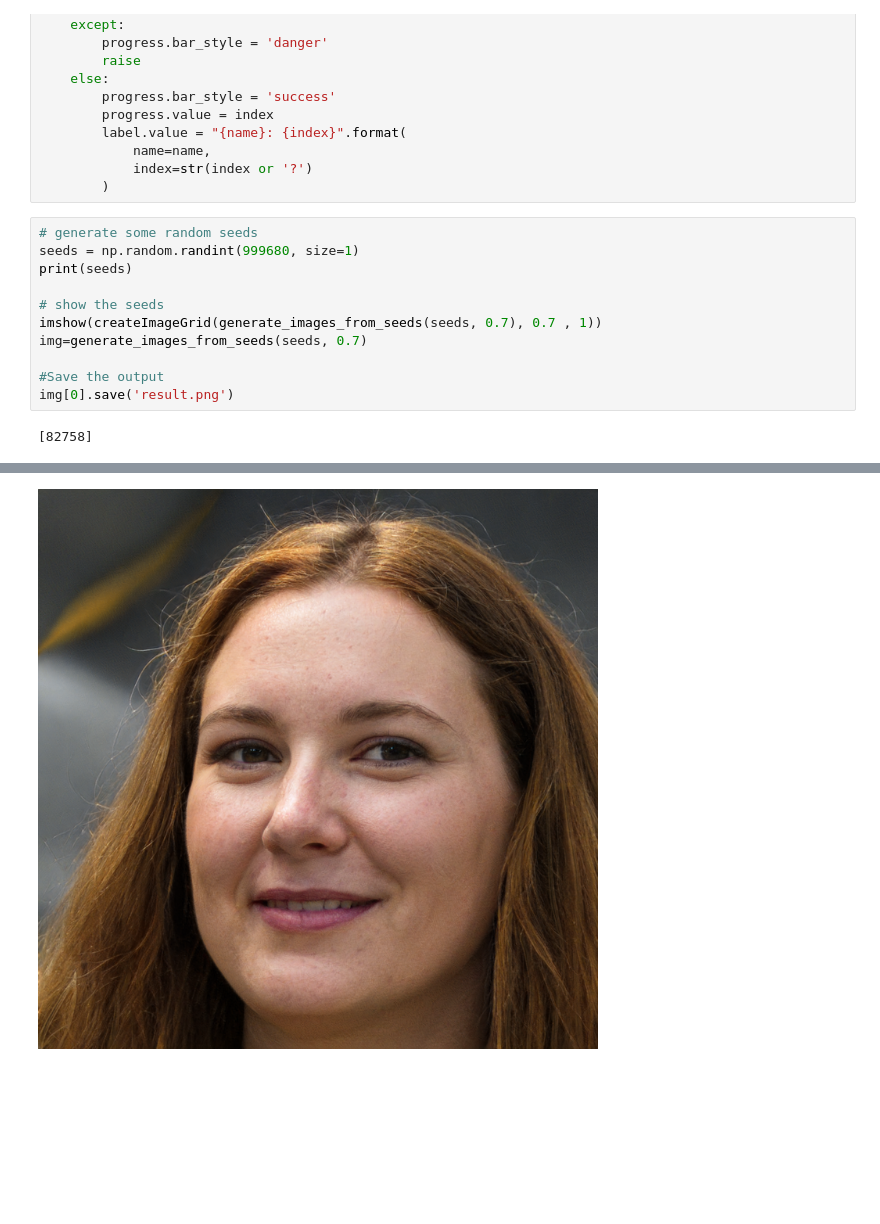
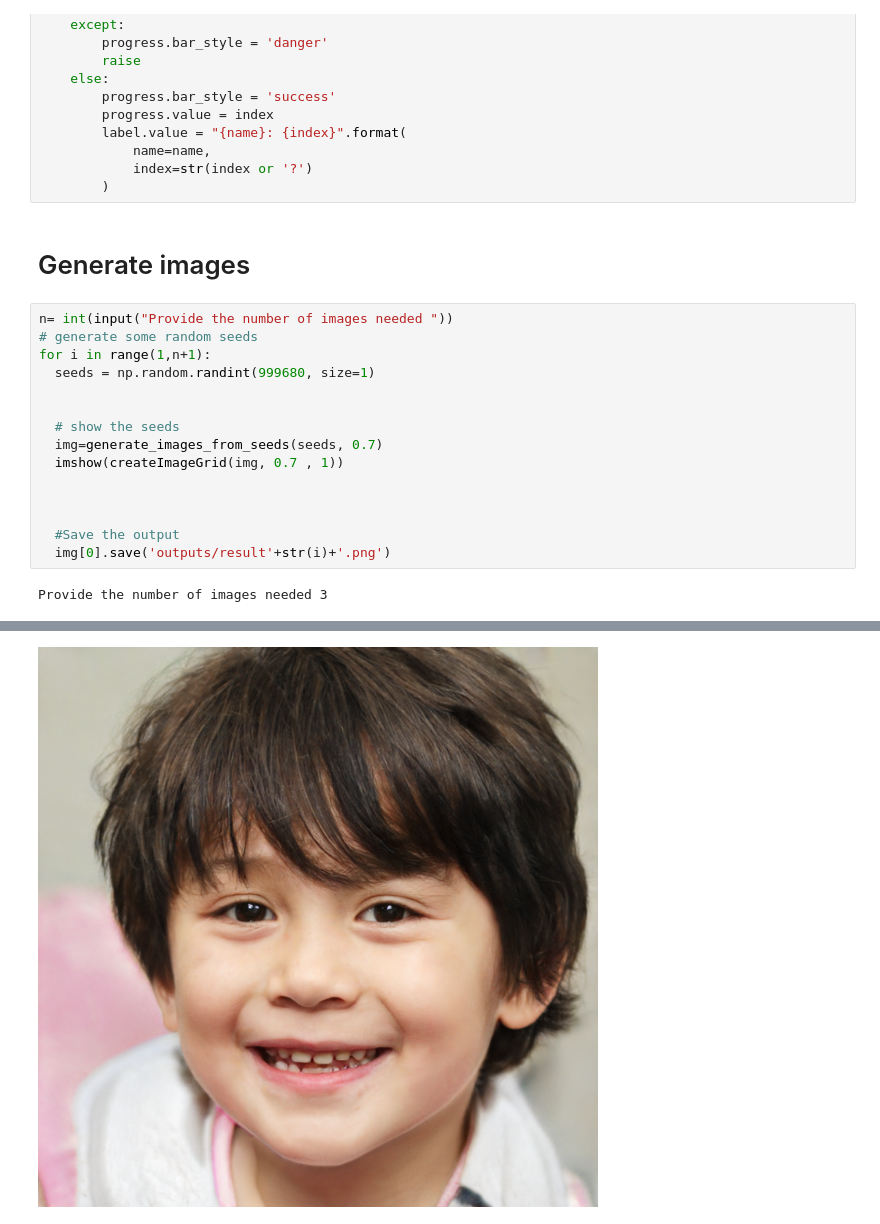
Before and after one commit to konradbachusz-zz/Tensorflow-2020-Hackathon, a Jupyter notebook: StyleGAN2_Images.ipynb, the cells around one changed output, grey strips where cells are left out. Cells and saved outputs as stored; diff of their text form; blank space fills up the shorter version.

```diff
--- a/StyleGAN2_Images.ipynb
+++ b/StyleGAN2_Images.ipynb
@@ -228,19 +233,25 @@ def log_progress(sequence, every=1, size=None, name='Items'):
             name=name,
             index=str(index or '?')
         )
+# %% [markdown]
+# Generate images
 # %%
+n= int(input("Provide the number of images needed "))
 # generate some random seeds
-seeds = np.random.randint(999680, size=1)
-print(seeds)
+for i in range(1,n+1):
+  seeds = np.random.randint(999680, size=1)
 
-# show the seeds
-imshow(createImageGrid(generate_images_from_seeds(seeds, 0.7), 0.7 , 1))
-img=generate_images_from_seeds(seeds, 0.7)
 
-#Save the output
-img[0].save('result.png')
+  # show the seeds
+  img=generate_images_from_seeds(seeds, 0.7)
+  imshow(createImageGrid(img, 0.7 , 1))
+
+
+
+  #Save the output
+  img[0].save('outputs/result'+str(i)+'.png')
 # %% [output]
-[82758]
+Provide the number of images needed 3
 [interactive output not drawn]
-[figure, old version]
+[figure, new version]
 [interactive output not drawn]
```
Also changed, not shown: parts of 5 cells of this notebook.
